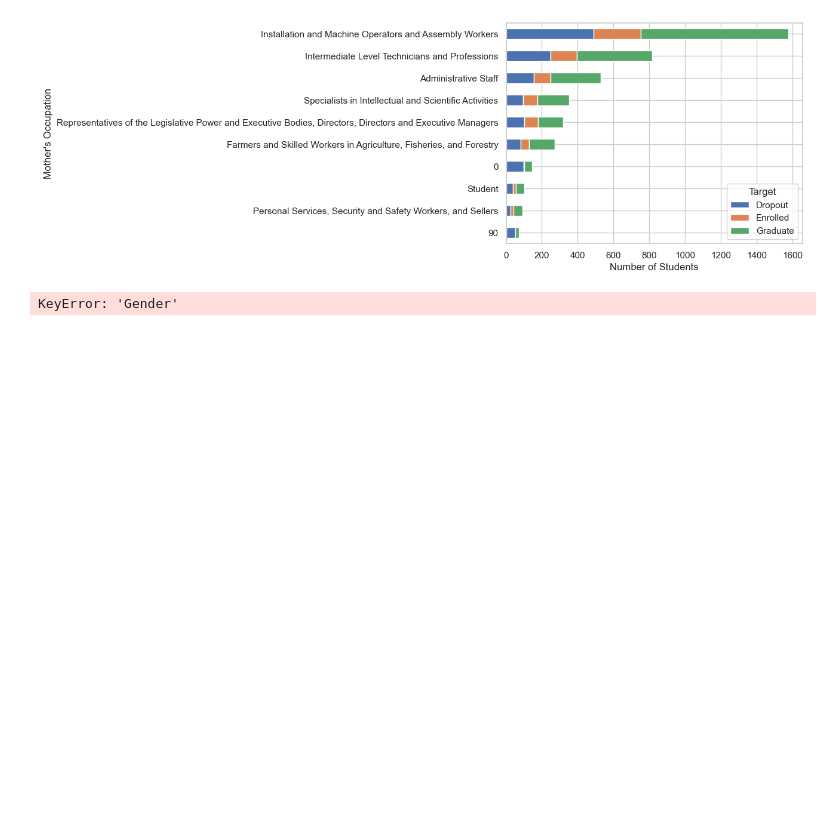
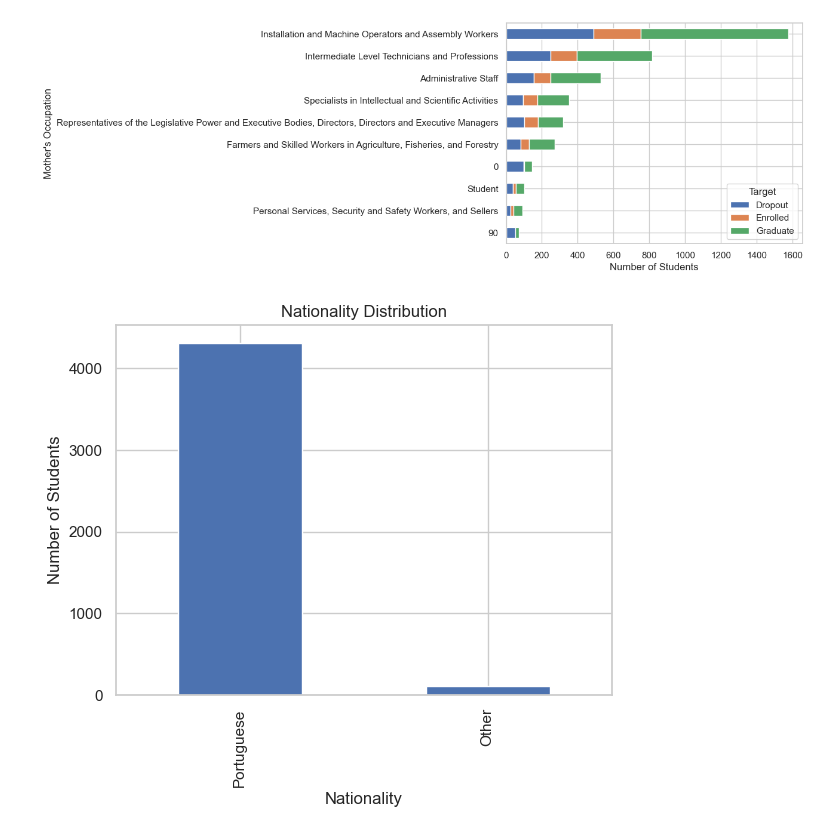
Before and after one commit to youssefhass/ml-predict-student-dropout, a Jupyter notebook: 02_EDA_StudentsDropout.ipynb, the cells around one changed output. Drawn from its saved outputs; the diff is of its cells as text; code cells hidden in the pictures; blank space fills up the shorter version.

Commit message:
fixed viz errors and saved df at end

```diff
--- a/02_EDA_StudentsDropout.ipynb
+++ b/02_EDA_StudentsDropout.ipynb
@@ -368,25 +404,42 @@ plt.ylabel("Mother's Occupation")
 plt.show()
 # %% [output]
 [figure]
-# %%
-import pandas as pd
-
-# Sample DataFrame
-students_df = pd.DataFrame({
-    'Gender': ['male', 'female', 'male', 'female', 'male', 'male', 'female'],
-    'Marital Status': ['single', 'married', 'single', 'divorced', 'married', 'single', 'widower']
-})
-
-# List of categorical columns
-categorical_cols = ['Gender', 'Marital Status']
-
-# Loop through categorical columns and create frequency table for each
-for col in categorical_cols:
-    freq_table = pd.DataFrame(students_df[col].value_counts())
-    freq_table['Percent'] = freq_table[col] / len(students_df) * 100
-    freq_table['Percent'] = freq_table['Percent'].map('{:.2f}%'.format)
-    freq_table = freq_table.reset_index().rename(columns={'index': col, col: 'Frequency'})
-
-    print(freq_table.transpose().to_string(header=False), "\n")
-# %% [output]
-KeyError: 'Gender'
+# %%
+def plot_nationality_distribution(df, nationality_column='Nacionality'):
+    """
+    This function takes a DataFrame, tags all nationalities as 'Portuguese' if the nationality code is 1,
+    and 'Other' for all other codes, then shows a bar plot of the distribution.
+
+    Parameters:
+    nationality_column (str): Name of the column containing nationality codes.
+
+    Returns:
+    Shows a bar plot of nacionalities distribution.
+    """
+    # Dictionary to map specific nationalities
+    nationality_map = {1: 'Portuguese'}
+
+    # Function to map nationalities to 'Other' if not in nationality_map
+    def map_nationality(nationality):
+        return nationality_map.get(nationality, 'Other')
+
+    # Apply the mapping to the nationality column
+    df['Nationality_Tag'] = df[nationality_column].map(map_nationality)
+
+    # Group the data by 'Nationality_Tag' and count the number of occurrences in each group
+    nationality_distribution = df['Nationality_Tag'].value_counts()
+
+    # Plotting the data
+    nationality_distribution.plot(kind='bar')
+
+    # Adding labels and title
+    plt.xlabel('Nationality')
+    plt.ylabel('Number of Students')
+    plt.title('Nationality Distribution')
+
+    # Display the plot
+    plt.show()
+
+plot_nationality_distribution(df_raw)
+# %% [output]
+[figure, added]
```
Also changed, not shown: parts of 8 cells of this notebook.
